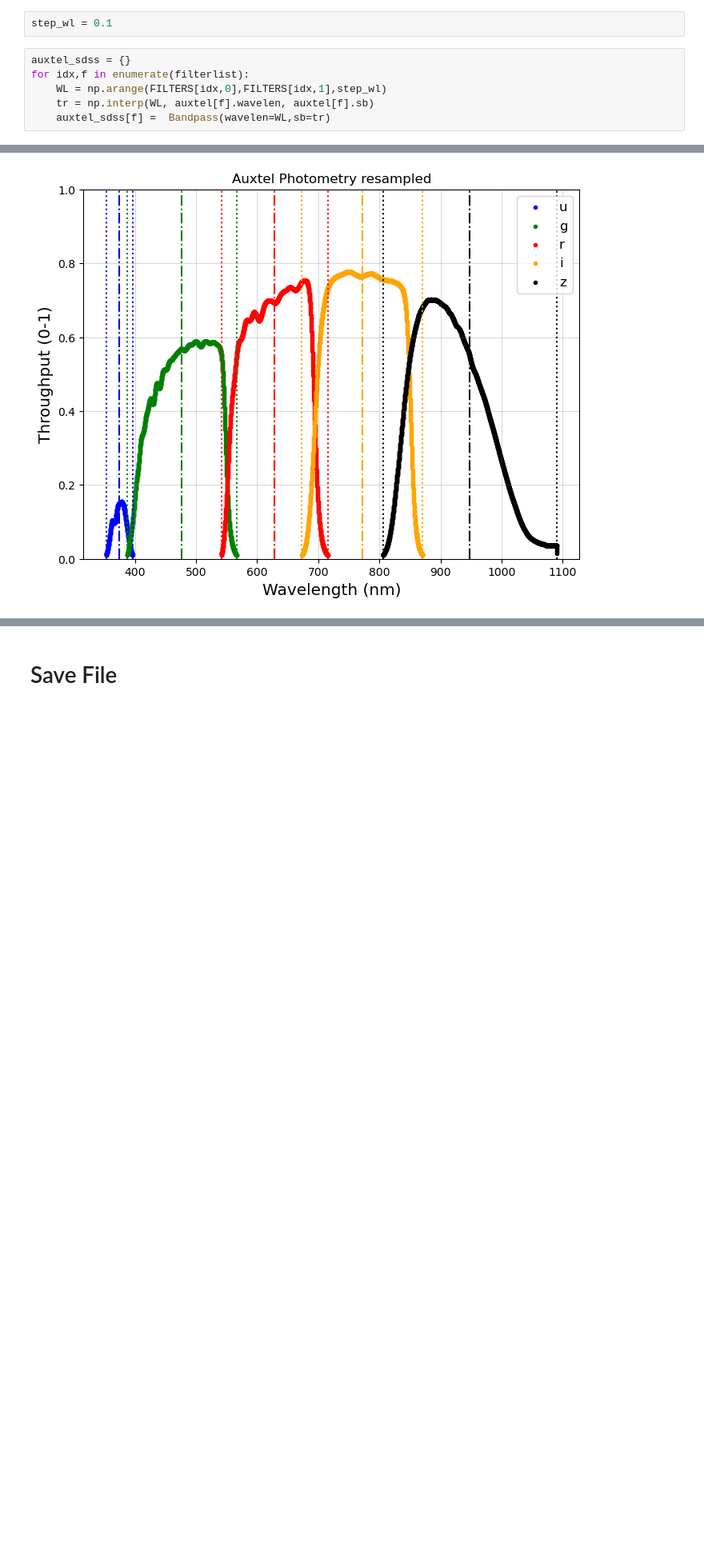
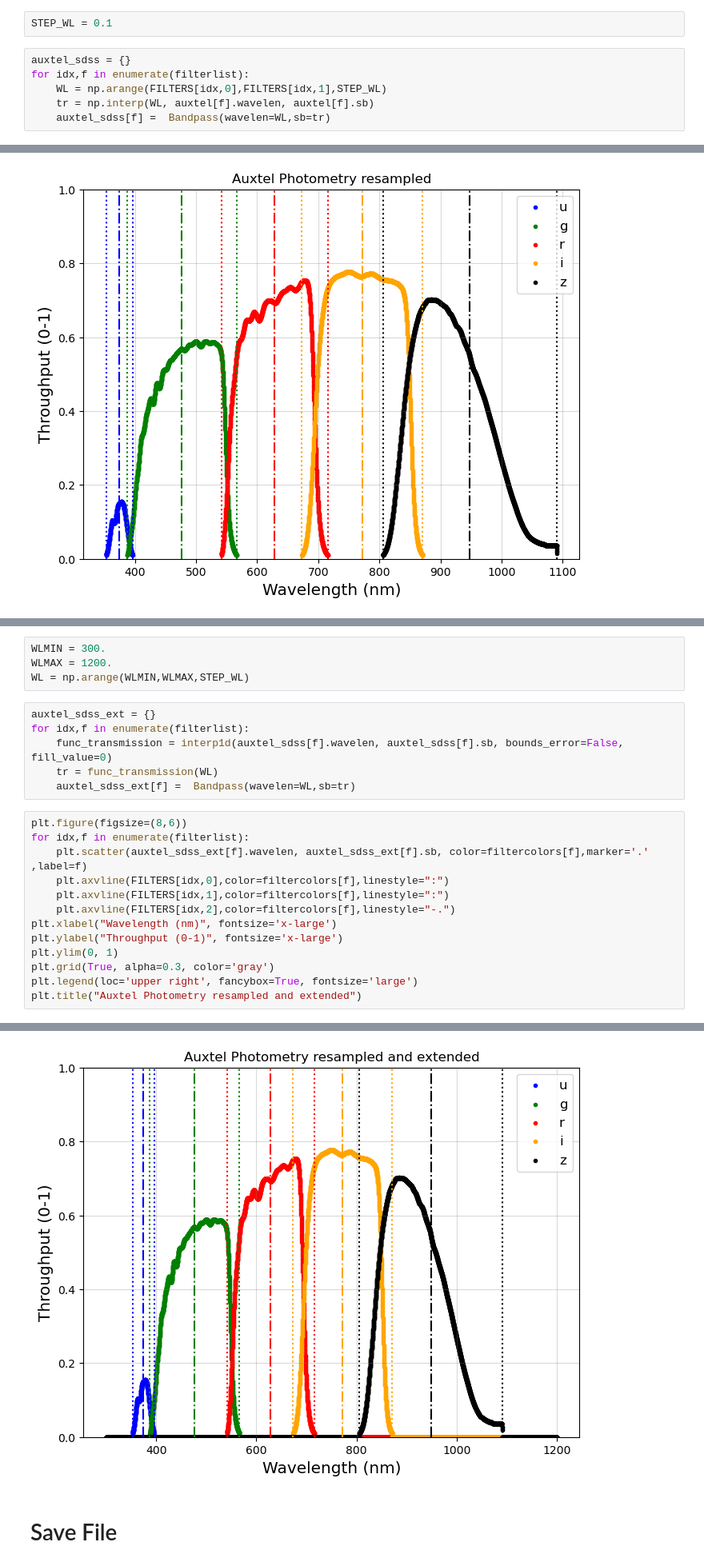
Before and after one commit to sylvielsstfr/rubinsimphot, a Jupyter notebook: docs/notebooks/auxtel/generate_auxtel_transmission.ipynb, the cells around one changed output, grey strips where cells are left out. Shown: that part at 80% size. Cells and saved outputs as stored; diff of their text form; blank space fills up the shorter version.

Commit message:
extend range for filters

```diff
--- a/docs/notebooks/auxtel/generate_auxtel_transmission.ipynb
+++ b/docs/notebooks/auxtel/generate_auxtel_transmission.ipynb
@@ -162,11 +162,11 @@ Text(0.5, 1.0, 'Auxtel Photometry')
 - rubinsim assure really regular grid for wavelengths otherwise it generate an error in sed.py
 - thus the transmission curve is resampled using a wavelength grid of 0.1 nm
 # %%
-step_wl = 0.1
+STEP_WL = 0.1
 # %%
 auxtel_sdss = {}
 for idx,f in enumerate(filterlist):
-    WL = np.arange(FILTERS[idx,0],FILTERS[idx,1],step_wl)
+    WL = np.arange(FILTERS[idx,0],FILTERS[idx,1],STEP_WL)
     tr = np.interp(WL, auxtel[f].wavelen, auxtel[f].sb)
     auxtel_sdss[f] =  Bandpass(wavelen=WL,sb=tr)
 # %%
@@ -187,0 +190,24 @@ Text(0.5, 1.0, 'Auxtel Photometry resampled')
+# %%
+WLMIN = 300.
+WLMAX = 1200.
+WL = np.arange(WLMIN,WLMAX,STEP_WL)
+# %%
+auxtel_sdss_ext = {}
+for idx,f in enumerate(filterlist):
+    func_transmission = interp1d(auxtel_sdss[f].wavelen, auxtel_sdss[f].sb, bounds_error=False, fill_value=0)
+    tr = func_transmission(WL)
+    auxtel_sdss_ext[f] =  Bandpass(wavelen=WL,sb=tr)
+# %%
+plt.figure(figsize=(8,6))
+for idx,f in enumerate(filterlist):
+    plt.scatter(auxtel_sdss_ext[f].wavelen, auxtel_sdss_ext[f].sb, color=filtercolors[f],marker='.' ,label=f)
+    plt.axvline(FILTERS[idx,0],color=filtercolors[f],linestyle=":")
+    plt.axvline(FILTERS[idx,1],color=filtercolors[f],linestyle=":")
+    plt.axvline(FILTERS[idx,2],color=filtercolors[f],linestyle="-.")
+plt.xlabel("Wavelength (nm)", fontsize='x-large')
+plt.ylabel("Throughput (0-1)", fontsize='x-large')
+plt.ylim(0, 1)
+plt.grid(True, alpha=0.3, color='gray')
+plt.legend(loc='upper right', fancybox=True, fontsize='large')
+plt.title("Auxtel Photometry resampled and extended")
+# %% [output]
@@ -188,3 +215,4 @@ Text(0.5, 1.0, 'Auxtel Photometry resampled')
+[figure, added]
 # %% [markdown]
 # Save File
 # %%
```
Also changed, not shown: parts of 3 cells of this notebook, 6 other files.
